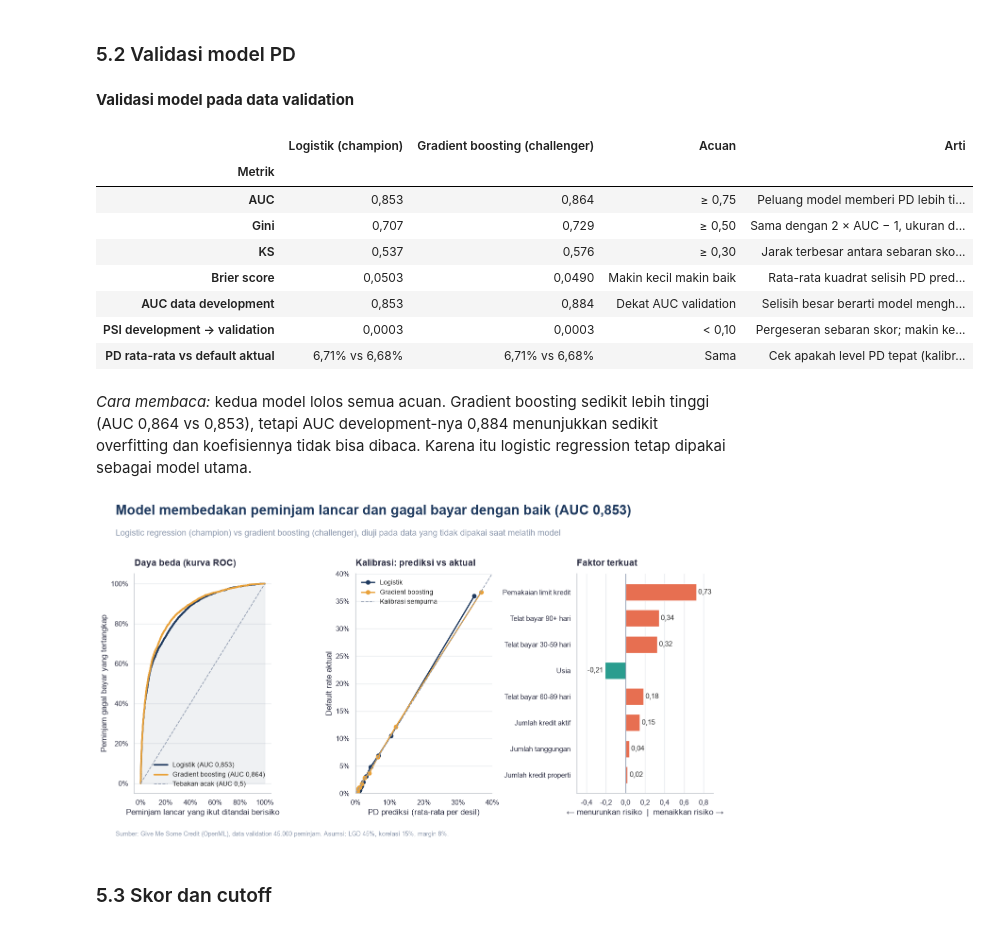
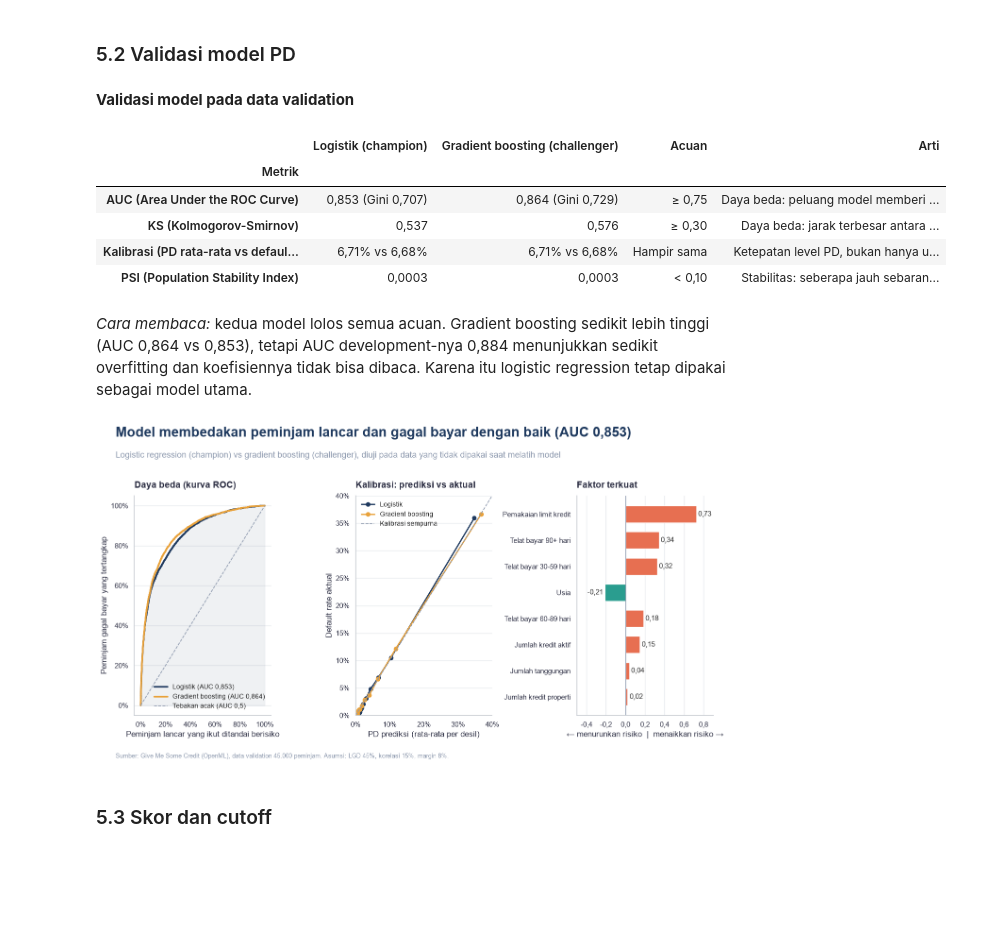
Before and after one commit to aldo02032004/credit-risk-model, a Jupyter notebook: credit_risk_model.ipynb, the cells around one changed output. Saved outputs shown, nothing was run; the diff lists cells and outputs as text; code cells hidden in the pictures; blank space fills up the shorter version.

Commit message:
Trim validation table to four standard metrics

```diff
--- a/credit_risk_model.ipynb
+++ b/credit_risk_model.ipynb
@@ -130,7 +130,7 @@ p_val = {k: m.predict_proba(X_val)[:, 1] for k, m in models.items()}
 def validasi(y, p):
     fpr, tpr, _ = roc_curve(y, p)
     auc = roc_auc_score(y, p)
-    return pd.Series({"AUC": auc, "Gini": 2 * auc - 1, "KS": (tpr - fpr).max(), "Brier": brier_score_loss(y, p),
+    return pd.Series({"AUC": auc, "Gini": 2 * auc - 1, "KS": (tpr - fpr).max(),
                       "PD rata-rata": p.mean(), "Default rate aktual": y.mean()})
 
 def psi(a, b, bins=10):                                             # a = acuan (development), b = pembanding
@@ -269,17 +269,18 @@ fig.savefig("images/01_ringkasan.png"); plt.show()
 ### 5.2 Validasi model PD
 # %%
 g = val.loc["Gradient boosting"]
-baris = [("AUC", "AUC", 3, "≥ 0,75", "Peluang model memberi PD lebih tinggi ke peminjam gagal bayar daripada ke peminjam lancar"),
-         ("Gini", "Gini", 3, "≥ 0,50", "Sama dengan 2 × AUC − 1, ukuran daya beda yang lazim dipakai bank"),
-         ("KS", "KS", 3, "≥ 0,30", "Jarak terbesar antara sebaran skor peminjam lancar dan gagal bayar"),
-         ("Brier score", "Brier", 4, "Makin kecil makin baik", "Rata-rata kuadrat selisih PD prediksi dengan hasil aktual"),
-         ("AUC data development", "AUC dev", 3, "Dekat AUC validation", "Selisih besar berarti model menghafal data latih (overfitting)"),
-         ("PSI development → validation", "PSI dev→val", 4, "< 0,10", "Pergeseran sebaran skor; makin kecil makin stabil")]
-tabel_val = pd.DataFrame([(lab, num(v[k], d), num(g[k], d), acuan, arti) for lab, k, d, acuan, arti in baris],
-                         columns=["Metrik", "Logistik (champion)", "Gradient boosting (challenger)", "Acuan", "Arti"])
-tabel_val.loc[len(tabel_val)] = ["PD rata-rata vs default aktual", f"{pct(v['PD rata-rata'], 2)} vs {pct(v['Default rate aktual'], 2)}",
-                                 f"{pct(g['PD rata-rata'], 2)} vs {pct(g['Default rate aktual'], 2)}", "Sama",
-                                 "Cek apakah level PD tepat (kalibrasi), bukan hanya urutannya"]
+tabel_val = pd.DataFrame([
+    ("AUC (Area Under the ROC Curve)", f"{num(v.AUC)} (Gini {num(v.Gini)})", f"{num(g.AUC)} (Gini {num(g.Gini)})",
+     "≥ 0,75", "Daya beda: peluang model memberi PD lebih tinggi ke peminjam gagal bayar daripada ke yang lancar "
+               "(0,5 = acak, 1 = sempurna). Gini = 2 × AUC − 1, versi yang lazim dilaporkan bank"),
+    ("KS (Kolmogorov-Smirnov)", num(v.KS), num(g.KS), "≥ 0,30",
+     "Daya beda: jarak terbesar antara sebaran skor peminjam lancar dan gagal bayar"),
+    ("Kalibrasi (PD rata-rata vs default rate aktual)", f"{pct(v['PD rata-rata'], 2)} vs {pct(v['Default rate aktual'], 2)}",
+     f"{pct(g['PD rata-rata'], 2)} vs {pct(g['Default rate aktual'], 2)}", "Hampir sama",
+     "Ketepatan level PD, bukan hanya urutannya; menentukan benar tidaknya EL dan cadangan"),
+    ("PSI (Population Stability Index)", num(v["PSI dev→val"], 4), num(g["PSI dev→val"], 4), "< 0,10",
+     "Stabilitas: seberapa jauh sebaran skor bergeser antara data latih dan data uji"),
+], columns=["Metrik", "Logistik (champion)", "Gradient boosting (challenger)", "Acuan", "Arti"])
 tampil("Validasi model pada data validation", tabel_val.set_index("Metrik"),
        f"kedua model lolos semua acuan. Gradient boosting sedikit lebih tinggi (AUC {num(g.AUC)} vs {num(v.AUC)}), "
        f"tetapi AUC development-nya {num(g['AUC dev'])} menunjukkan sedikit overfitting dan koefisiennya tidak bisa dibaca. "
@@ -293,40 +294,37 @@ warna_model = {"Logistik": C["navy"], "Gradient boosting": C["emas"]}
 for k, p in p_val.items():
     fpr, tpr, _ = roc_curve(y_val, p)
     ax[0].plot(fpr, tpr, color=warna_model[k], lw=2.5, label=f"{k} (AUC {num(val.AUC[k])})")
     if k == "Logistik":
         ax[0].fill_between(fpr, tpr, color=C["navy"], alpha=0.07)
     pt, pp = calibration_curve(y_val, p, n_bins=10, strategy="quantile")
     ax[1].plot(pp, pt, "o-", color=warna_model[k], lw=2, ms=6, label=k)
 ax[0].plot([0, 1], [0, 1], "--", color=C["abu"], lw=1.2, label="Tebakan acak (AUC 0,5)")
 ax[0].set(title="Daya beda (kurva ROC)", xlabel="Peminjam lancar yang ikut ditandai berisiko",
           ylabel="Peminjam gagal bayar yang tertangkap")
 ax[0].legend(loc="lower right", fontsize=10)
 ax[1].plot([0, 0.4], [0, 0.4], "--", color=C["abu"], lw=1.2, label="Kalibrasi sempurna")
 ax[1].set(title="Kalibrasi: prediksi vs aktual", xlabel="PD prediksi (rata-rata per desil)",
           ylabel="Default rate aktual", xlim=(0, 0.4), ylim=(0, 0.4))
 ax[1].legend(loc="upper left", fontsize=10)
 for a in ax[:2]:
     a.xaxis.set_major_formatter(fmt_pct); a.yaxis.set_major_formatter(fmt_pct)
 top = coef.head(8)[::-1]
 ax[2].barh(top.index.map(nama_fitur), top, color=[C["merah"] if x > 0 else C["teal"] for x in top], height=0.65)
 for i, x in enumerate(top):
     ax[2].text(x + (0.02 if x > 0 else -0.02), i, num(x, 2), va="center", ha="left" if x > 0 else "right", fontsize=10.5)
 ax[2].axvline(0, color=C["abu"], lw=1)
 ax[2].set(title="Faktor terkuat", xlabel="← menurunkan risiko  |  menaikkan risiko →", xlim=(-0.5, 0.9), xticks=[-0.4, -0.2, 0, 0.2, 0.4, 0.6, 0.8])
 ax[2].xaxis.set_major_formatter(mtick.FuncFormatter(lambda x, _: num(x, 1)))
 ax[2].grid(axis="x", color="#E6E9ED"); ax[2].grid(axis="y", visible=False)
 fig.savefig("images/02_validasi.png"); plt.show()
 # %% [output]
 **Validasi model pada data validation**
 |  | Logistik (champion) | Gradient boosting (challenger) | Acuan | Arti |
 | Metrik |  |  |  |  |
-| AUC | 0,853 | 0,864 | ≥ 0,75 | Peluang model memberi PD lebih ti... |
-| Gini | 0,707 | 0,729 | ≥ 0,50 | Sama dengan 2 × AUC − 1, ukuran d... |
-| KS | 0,537 | 0,576 | ≥ 0,30 | Jarak terbesar antara sebaran sko... |
-| Brier score | 0,0503 | 0,0490 | Makin kecil makin baik | Rata-rata kuadrat selisih PD pred... |
-| AUC data development | 0,853 | 0,884 | Dekat AUC validation | Selisih besar berarti model mengh... |
-| PSI development → validation | 0,0003 | 0,0003 | < 0,10 | Pergeseran sebaran skor; makin ke... |
-| PD rata-rata vs default aktual | 6,71% vs 6,68% | 6,71% vs 6,68% | Sama | Cek apakah level PD tepat (kalibr... |
+| AUC (Area Under the ROC Curve) | 0,853 (Gini 0,707) | 0,864 (Gini 0,729) | ≥ 0,75 | Daya beda: peluang model memberi ... |
+| KS (Kolmogorov-Smirnov) | 0,537 | 0,576 | ≥ 0,30 | Daya beda: jarak terbesar antara ... |
+| Kalibrasi (PD rata-rata vs defaul... | 6,71% vs 6,68% | 6,71% vs 6,68% | Hampir sama | Ketepatan level PD, bukan hanya u... |
+| PSI (Population Stability Index) | 0,0003 | 0,0003 | < 0,10 | Stabilitas: seberapa jauh sebaran... |
 *Cara membaca:* kedua model lolos semua acuan. Gradient boosting sedikit lebih tinggi (AUC 0,864 vs 0,853), tetapi AUC development-nya 0,884 menunjukkan sedikit overfitting dan koefisiennya tidak bisa dibaca. Karena itu logistic regression tetap dipakai sebagai model utama.
 [figure]
 # %% [markdown]
```
Also changed, not shown: parts of 1 cell of this notebook.
